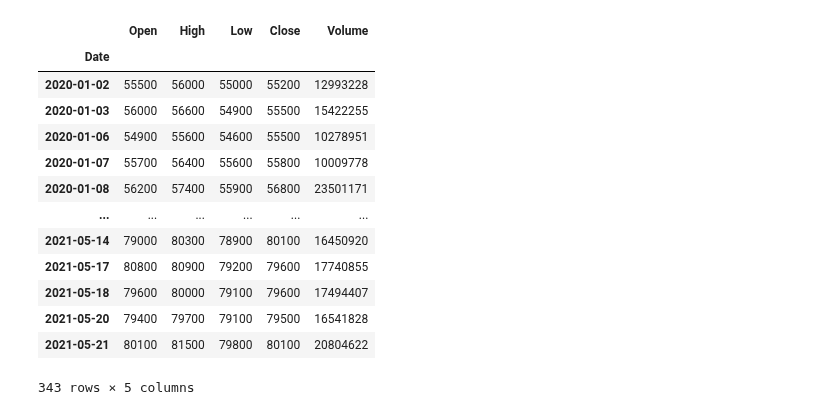
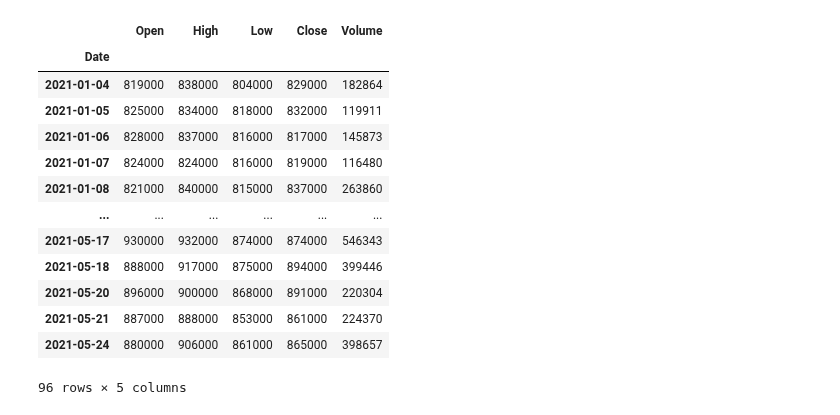
Before and after one commit to yeonghun00/stock-notes, a Jupyter notebook: techincals.ipynb, the cells around one changed output. Saved outputs shown, nothing was run; the diff lists cells and outputs as text; code cells hidden in the pictures.

```diff
--- a/techincals.ipynb
+++ b/techincals.ipynb
@@ -62,26 +62,26 @@ class Stock:
     df = df.set_index([pd.Index(index)])
     return df
 # %%
-code = '005930'
+code = '207940'
 
 stock = Stock(code)
-df = stock.get_price('20200101')
+df = stock.get_price('20210101', 'day')
 df
 # %% [output]
 |  | Open | High | Low | Close | Volume |
 | Date |  |  |  |  |  |
-| 2020-01-02 | 55500 | 56000 | 55000 | 55200 | 12993228 |
-| 2020-01-03 | 56000 | 56600 | 54900 | 55500 | 15422255 |
-| 2020-01-06 | 54900 | 55600 | 54600 | 55500 | 10278951 |
-| 2020-01-07 | 55700 | 56400 | 55600 | 55800 | 10009778 |
-| 2020-01-08 | 56200 | 57400 | 55900 | 56800 | 23501171 |
+| 2021-01-04 | 819000 | 838000 | 804000 | 829000 | 182864 |
+| 2021-01-05 | 825000 | 834000 | 818000 | 832000 | 119911 |
+| 2021-01-06 | 828000 | 837000 | 816000 | 817000 | 145873 |
+| 2021-01-07 | 824000 | 824000 | 816000 | 819000 | 116480 |
+| 2021-01-08 | 821000 | 840000 | 815000 | 837000 | 263860 |
 | ... | ... | ... | ... | ... | ... |
-| 2021-05-14 | 79000 | 80300 | 78900 | 80100 | 16450920 |
-| 2021-05-17 | 80800 | 80900 | 79200 | 79600 | 17740855 |
-| 2021-05-18 | 79600 | 80000 | 79100 | 79600 | 17494407 |
-| 2021-05-20 | 79400 | 79700 | 79100 | 79500 | 16541828 |
-| 2021-05-21 | 80100 | 81500 | 79800 | 80100 | 20804622 |
+| 2021-05-17 | 930000 | 932000 | 874000 | 874000 | 546343 |
+| 2021-05-18 | 888000 | 917000 | 875000 | 894000 | 399446 |
+| 2021-05-20 | 896000 | 900000 | 868000 | 891000 | 220304 |
+| 2021-05-21 | 887000 | 888000 | 853000 | 861000 | 224370 |
+| 2021-05-24 | 880000 | 906000 | 861000 | 865000 | 398657 |
-343 rows × 5 columns
+96 rows × 5 columns
 # %%
 import math
 
```
Also changed, not shown: parts of 3 cells of this notebook.
